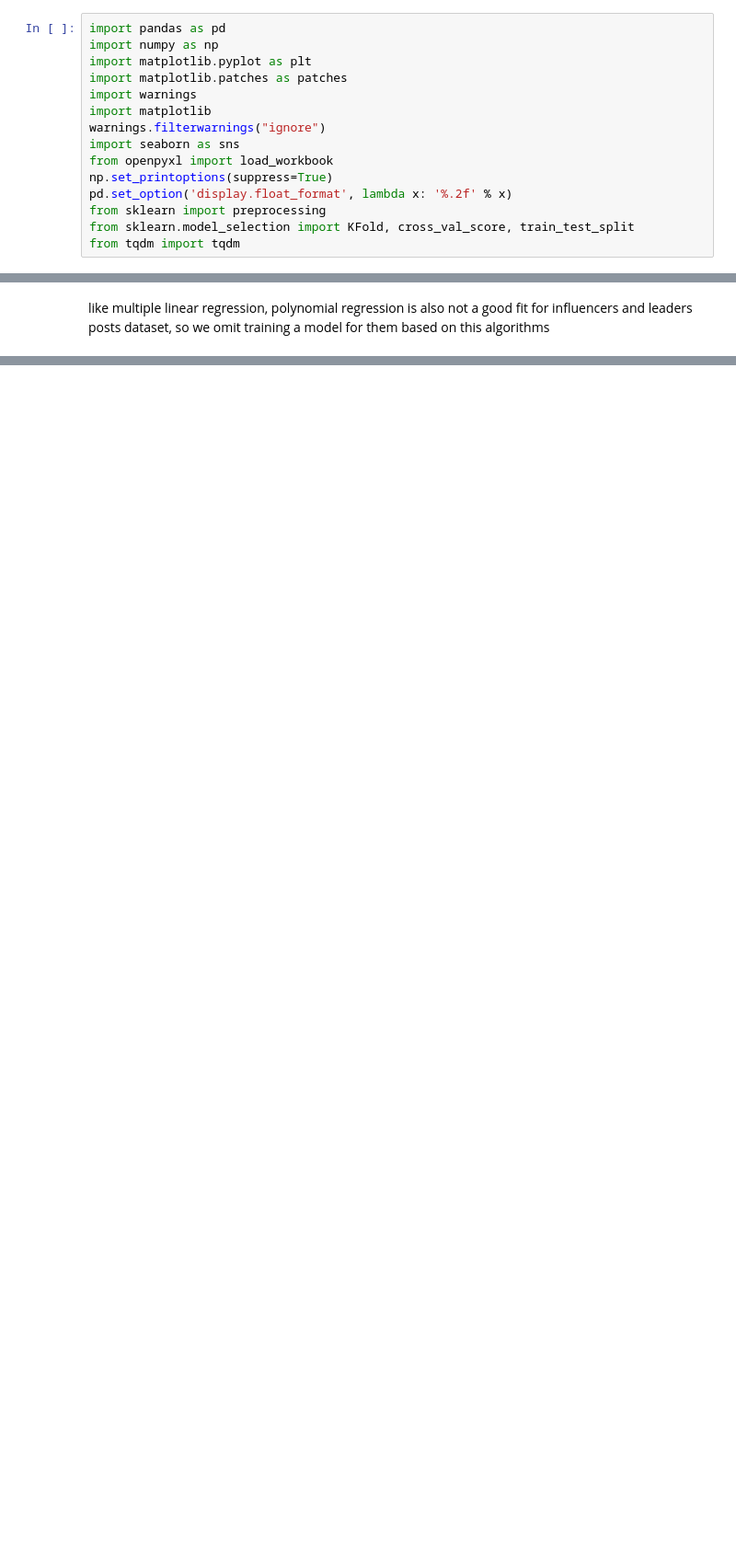
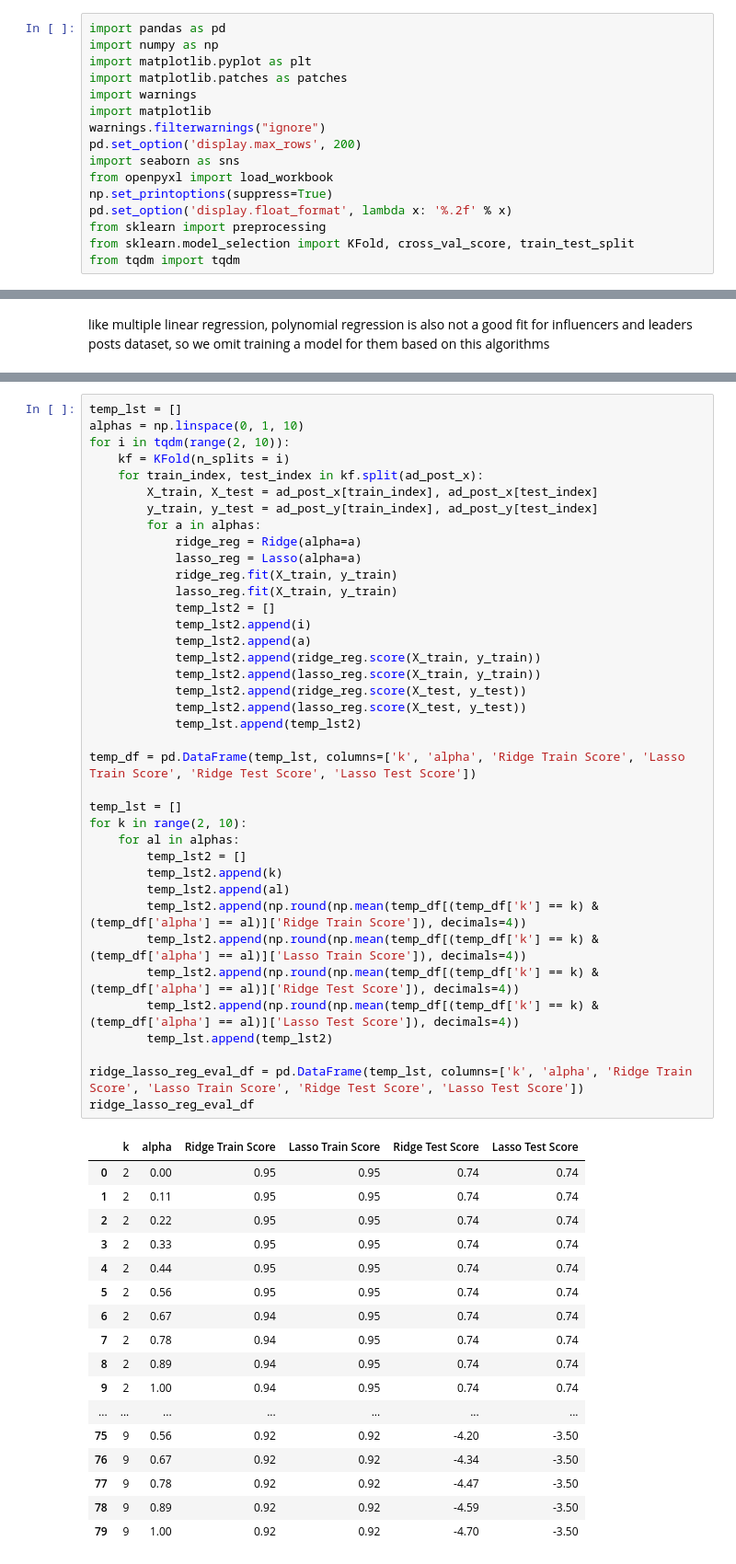
Before and after one commit to SimplyRamin/Pull-Up-Campaign-Analysis, a Jupyter notebook: Modeling.ipynb, the cells around one changed output, grey strips where cells are left out. Shown at 92% size. Saved outputs shown, nothing was run; the diff lists cells and outputs as text; blank space fills up the shorter version.

```diff
--- a/Modeling.ipynb
+++ b/Modeling.ipynb
@@ -27,6 +27,7 @@ import matplotlib.patches as patches
 import warnings
 import matplotlib
 warnings.filterwarnings("ignore")
+pd.set_option('display.max_rows', 200)
 import seaborn as sns
 from openpyxl import load_workbook
 np.set_printoptions(suppress=True)
@@ -683,0 +706,56 @@ like multiple linear regression, polynomial regression is also not a good fit fo
+# %%
+temp_lst = []
+alphas = np.linspace(0, 1, 10)
+for i in tqdm(range(2, 10)):
+    kf = KFold(n_splits = i)
+    for train_index, test_index in kf.split(ad_post_x):
+        X_train, X_test = ad_post_x[train_index], ad_post_x[test_index]
+        y_train, y_test = ad_post_y[train_index], ad_post_y[test_index]
+        for a in alphas:
+            ridge_reg = Ridge(alpha=a)
+            lasso_reg = Lasso(alpha=a)
+            ridge_reg.fit(X_train, y_train)
+            lasso_reg.fit(X_train, y_train)
+            temp_lst2 = []
+            temp_lst2.append(i)
+            temp_lst2.append(a)
+            temp_lst2.append(ridge_reg.score(X_train, y_train))
+            temp_lst2.append(lasso_reg.score(X_train, y_train))
+            temp_lst2.append(ridge_reg.score(X_test, y_test))
+            temp_lst2.append(lasso_reg.score(X_test, y_test))
+            temp_lst.append(temp_lst2)
+
+temp_df = pd.DataFrame(temp_lst, columns=['k', 'alpha', 'Ridge Train Score', 'Lasso Train Score', 'Ridge Test Score', 'Lasso Test Score'])
+
+temp_lst = []
+for k in range(2, 10):
+    for al in alphas:
+        temp_lst2 = []
+        temp_lst2.append(k)
+        temp_lst2.append(al)
+        temp_lst2.append(np.round(np.mean(temp_df[(temp_df['k'] == k) & (temp_df['alpha'] == al)]['Ridge Train Score']), decimals=4))
+        temp_lst2.append(np.round(np.mean(temp_df[(temp_df['k'] == k) & (temp_df['alpha'] == al)]['Lasso Train Score']), decimals=4))
+        temp_lst2.append(np.round(np.mean(temp_df[(temp_df['k'] == k) & (temp_df['alpha'] == al)]['Ridge Test Score']), decimals=4))
+        temp_lst2.append(np.round(np.mean(temp_df[(temp_df['k'] == k) & (temp_df['alpha'] == al)]['Lasso Test Score']), decimals=4))
+        temp_lst.append(temp_lst2)
+
+ridge_lasso_reg_eval_df = pd.DataFrame(temp_lst, columns=['k', 'alpha', 'Ridge Train Score', 'Lasso Train Score', 'Ridge Test Score', 'Lasso Test Score'])
+ridge_lasso_reg_eval_df
+# %% [output]
+|  | k | alpha | Ridge Train Score | Lasso Train Score | Ridge Test Score | Lasso Test Score |
+| 0 | 2 | 0.00 | 0.95 | 0.95 | 0.74 | 0.74 |
+| 1 | 2 | 0.11 | 0.95 | 0.95 | 0.74 | 0.74 |
+| 2 | 2 | 0.22 | 0.95 | 0.95 | 0.74 | 0.74 |
+| 3 | 2 | 0.33 | 0.95 | 0.95 | 0.74 | 0.74 |
+| 4 | 2 | 0.44 | 0.95 | 0.95 | 0.74 | 0.74 |
+| 5 | 2 | 0.56 | 0.95 | 0.95 | 0.74 | 0.74 |
+| 6 | 2 | 0.67 | 0.94 | 0.95 | 0.74 | 0.74 |
+| 7 | 2 | 0.78 | 0.94 | 0.95 | 0.74 | 0.74 |
+| 8 | 2 | 0.89 | 0.94 | 0.95 | 0.74 | 0.74 |
+| 9 | 2 | 1.00 | 0.94 | 0.95 | 0.74 | 0.74 |
+| ... | ... | ... | ... | ... | ... | ... |
+| 75 | 9 | 0.56 | 0.92 | 0.92 | -4.20 | -3.50 |
+| 76 | 9 | 0.67 | 0.92 | 0.92 | -4.34 | -3.50 |
+| 77 | 9 | 0.78 | 0.92 | 0.92 | -4.47 | -3.50 |
+| 78 | 9 | 0.89 | 0.92 | 0.92 | -4.59 | -3.50 |
+| 79 | 9 | 1.00 | 0.92 | 0.92 | -4.70 | -3.50 |
```
Also changed, not shown: parts of 10 cells of this notebook.
